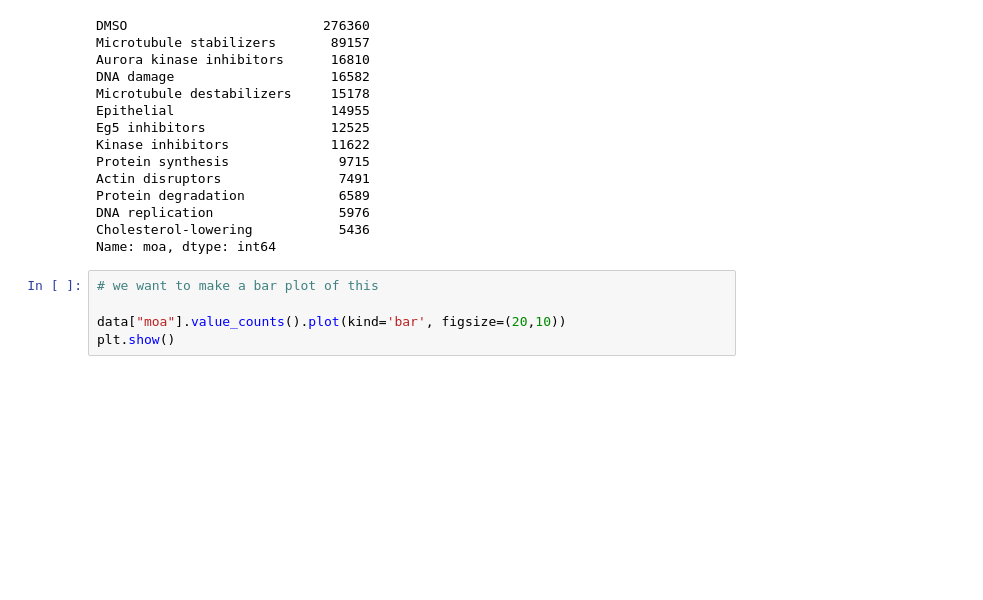
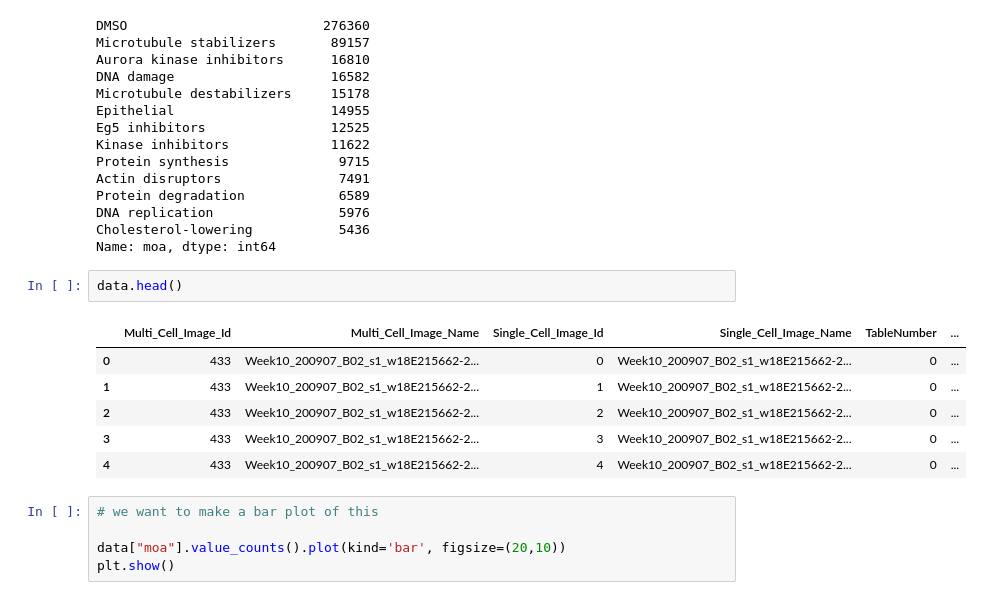
Before and after one commit to Ottohesten/02466-Cell-Profiling, a Jupyter notebook: Exploratory_analysis.ipynb, the cells around one changed output. Saved outputs shown, nothing was run; the diff lists cells and outputs as text; blank space fills up the shorter version.

```diff
--- a/Exploratory_analysis.ipynb
+++ b/Exploratory_analysis.ipynb
@@ -51,6 +51,15 @@ Protein degradation            6589
 DNA replication                5976
 Cholesterol-lowering           5436
 Name: moa, dtype: int64
+# %%
+data.head()
+# %% [output]
+|  | Multi_Cell_Image_Id | Multi_Cell_Image_Name | Single_Cell_Image_Id | Single_Cell_Image_Name | TableNumber | ... |
+| 0 | 433 | Week10_200907_B02_s1_w18E215662-2... | 0 | Week10_200907_B02_s1_w18E215662-2... | 0 | ... |
+| 1 | 433 | Week10_200907_B02_s1_w18E215662-2... | 1 | Week10_200907_B02_s1_w18E215662-2... | 0 | ... |
+| 2 | 433 | Week10_200907_B02_s1_w18E215662-2... | 2 | Week10_200907_B02_s1_w18E215662-2... | 0 | ... |
+| 3 | 433 | Week10_200907_B02_s1_w18E215662-2... | 3 | Week10_200907_B02_s1_w18E215662-2... | 0 | ... |
+| 4 | 433 | Week10_200907_B02_s1_w18E215662-2... | 4 | Week10_200907_B02_s1_w18E215662-2... | 0 | ... |
 # %%
 # we want to make a bar plot of this
 
```
Also changed, not shown: parts of 6 cells of this notebook.
